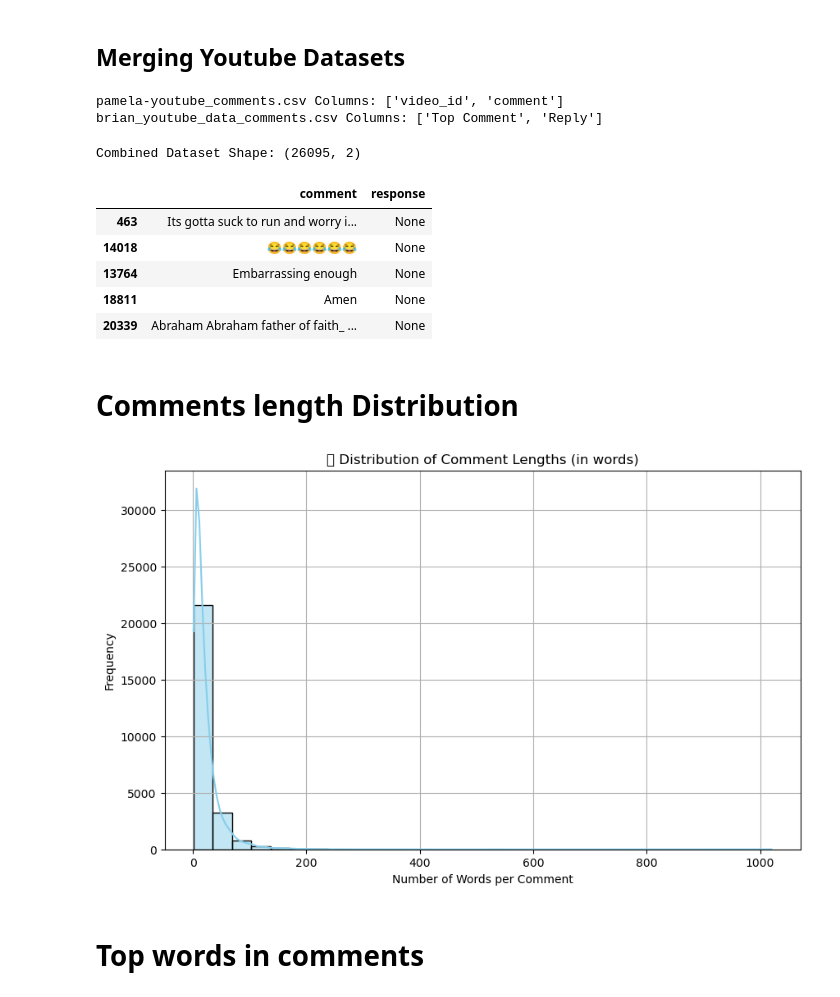
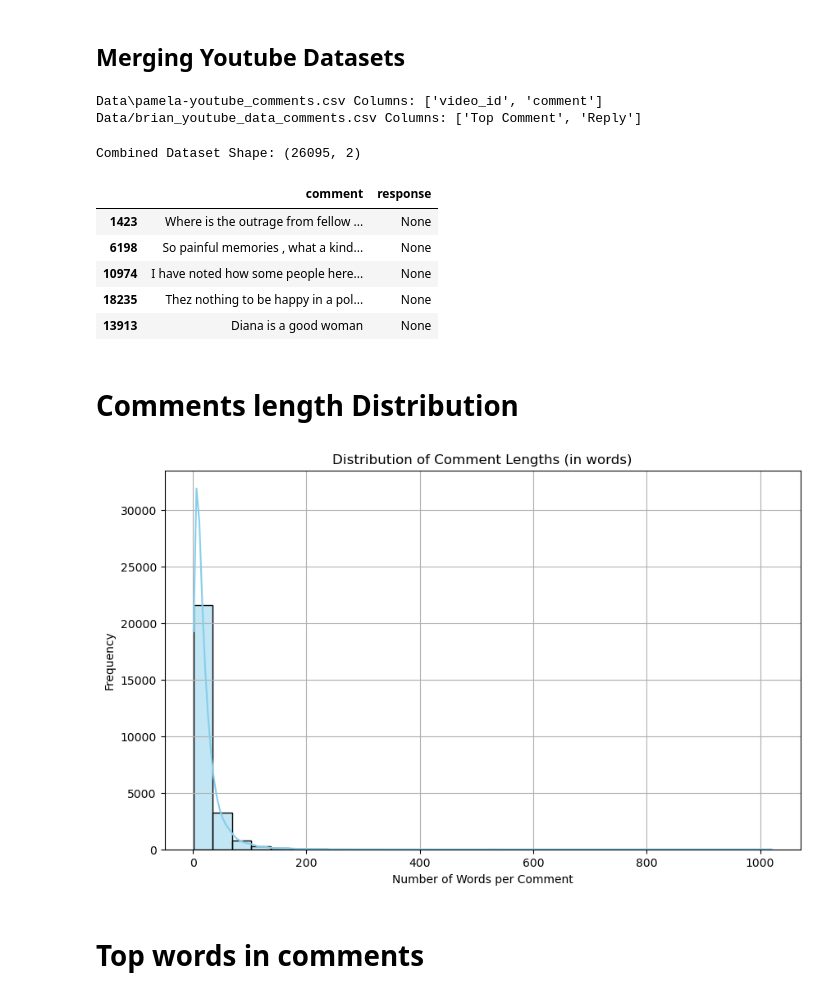
Before and after one commit to Hellenmwaniki/Codebyte---Capstone-Project-, a Jupyter notebook: Advanced_Model.ipynb, the cells around one changed output. Saved outputs shown, nothing was run; the diff lists cells and outputs as text; code cells hidden in the pictures.

Commit message:
Data preparation

```diff
--- a/Advanced_Model.ipynb
+++ b/Advanced_Model.ipynb
@@ -206,63 +198,64 @@ m4 +++$+++ 48 hrs. +++$+++ http://www.awesomefilm.com/script/48hours.txt
 ## Merging Youtube Datasets
 # %%
 
-# Load both datasets without filtering columns yet
-df1 = pd.read_csv("original-data/pamela-youtube_comments.csv")
-df2 = pd.read_csv("original-data/brian_youtube_data_comments.csv")
+# Loading both datasets without filtering columns yet
+df1 = pd.read_csv("Data\pamela-youtube_comments.csv")
+df2 = pd.read_csv("Data/brian_youtube_data_comments.csv")
 
-# Print column names to inspect
-print("pamela-youtube_comments.csv Columns:", df1.columns.tolist())
-print("brian_youtube_data_comments.csv Columns:", df2.columns.tolist())
+# Printing column names to inspect
+print("Data\pamela-youtube_comments.csv Columns:", df1.columns.tolist())
+print("Data/brian_youtube_data_comments.csv Columns:", df2.columns.tolist())
 # %% [output]
-pamela-youtube_comments.csv Columns: ['video_id', 'comment']
-brian_youtube_data_comments.csv Columns: ['Top Comment', 'Reply']
+Data\pamela-youtube_comments.csv Columns: ['video_id', 'comment']
+Data/brian_youtube_data_comments.csv Columns: ['Top Comment', 'Reply']
 # %%
 import pandas as pd
 
-# Load both datasets
-df1 = pd.read_csv("original-data/pamela-youtube_comments.csv")
-df2 = pd.read_csv("original-data/brian_youtube_data_comments.csv")
-# Clean df1: keep only 'comment' and drop nulls
+# Loading both datasets
+df1 = pd.read_csv("Data\pamela-youtube_comments.csv")
+df2 = pd.read_csv("Data/brian_youtube_data_comments.csv")
+
+# Cleaning df1: keeping only 'comment' and drop nulls
 df1 = df1[['comment']].dropna()
-df1['response'] = None  # add placeholder column for consistency
+df1['response'] = None  # placeholder column for consistency
 
-# Clean df2: rename columns and drop nulls
+# Clean df2: renaming columns and dropping nulls
 df2 = df2.rename(columns={"Top Comment": "comment", "Reply": "response"})
 df2 = df2[['comment', 'response']].dropna()
 
-# Combine both
+# Combining both dataframes
 df_combined = pd.concat([df1, df2], ignore_index=True)
 
-# Preview
+
 print("Combined Dataset Shape:", df_combined.shape)
 display(df_combined.sample(5))
 # %% [output]
 Combined Dataset Shape: (26095, 2)
 |  | comment | response |
-| 463 | Its gotta suck to run and worry i... | None |
-| 14018 | 😂😂😂😂😂😂 | None |
-| 13764 | Embarrassing enough | None |
-| 18811 | Amen | None |
-| 20339 | Abraham Abraham father of faith_ ... | None |
+| 1423 | Where is the outrage from fellow ... | None |
+| 6198 | So painful memories , what a kind... | None |
+| 10974 | I have noted how some people here... | None |
+| 18235 | Thez nothing to be happy in a pol... | None |
+| 13913 | Diana is a good woman | None |
 # %% [markdown]
 # Comments length Distribution
 # %%
 import matplotlib.pyplot as plt
 import seaborn as sns
 
-# Add a new column: comment length (in words)
+# Adding a new column: comment length (in words)
 df_combined['comment_length'] = df_combined['comment'].apply(lambda x: len(str(x).split()))
 
-# Plot distribution
+# Plotting distribution
 plt.figure(figsize=(10, 6))
 sns.histplot(df_combined['comment_length'], bins=30, kde=True, color='skyblue')
-plt.title("📝 Distribution of Comment Lengths (in words)")
+plt.title("Distribution of Comment Lengths (in words)")
 plt.xlabel("Number of Words per Comment")
 plt.ylabel("Frequency")
 plt.grid(True)
 plt.show()
 # %% [output]
-[figure, old version]
+[figure, new version]
 # %% [markdown]
 # Top words in comments
 # %%
```
Also changed, not shown: parts of 39 cells of this notebook.
